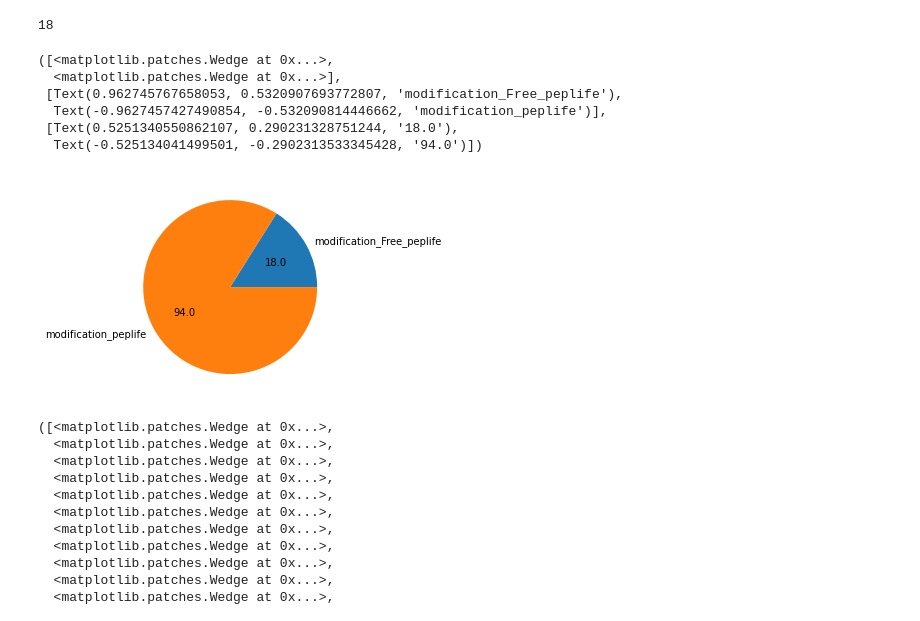
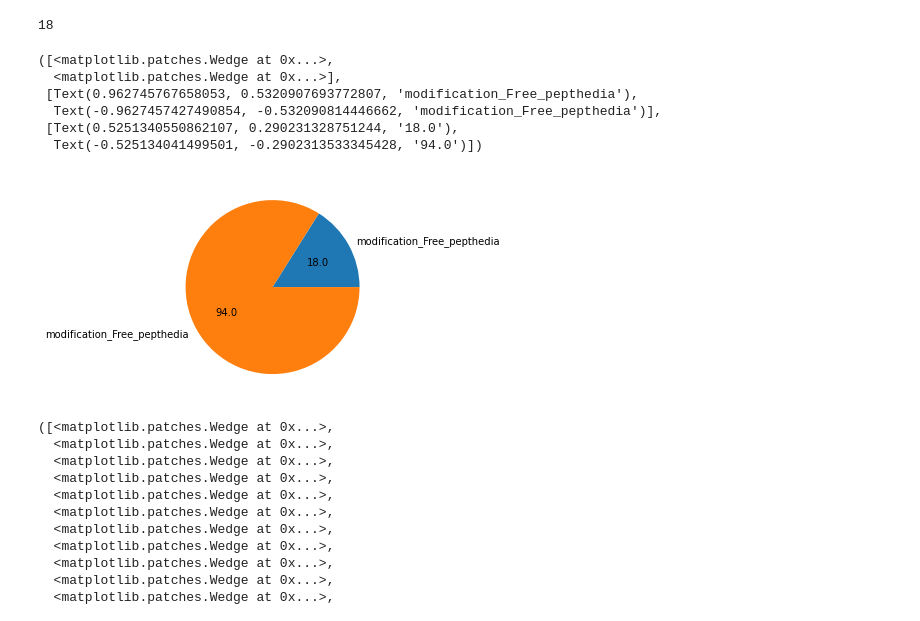
Before and after one commit to YS-arch/peptide_half_life_prediction, a Jupyter notebook: data_preprocess.ipynb, the cells around one changed output. Drawn from its saved outputs; the diff is of its cells as text; code cells hidden in the pictures.

```diff
--- a/data_preprocess.ipynb
+++ b/data_preprocess.ipynb
@@ -327,21 +331,21 @@ len(N_TERMINUS_H),len(C_TERMINUS_OH),len(LIPIDATION_no),len(GLYCOSYLATION_no)
 # %% [output]
 (47, 41, 97, 105)
 # %%
-modification_Free_peplife=list(set(N_TERMINUS_H) & set(C_TERMINUS_OH) & set(LIPIDATION_no) & set(GLYCOSYLATION_no))
-len(modification_Free_peplife)
+modification_Free_pepthedia=list(set(N_TERMINUS_H) & set(C_TERMINUS_OH) & set(LIPIDATION_no) & set(GLYCOSYLATION_no))
+len(modification_Free_pepthedia)
 # %% [output]
 18
 # %%
-x=[len(modification_Free_peplife),len(pepthedia)-len(modification_Free_peplife)]
+x=[len(modification_Free_pepthedia),len(pepthedia)-len(modification_Free_pepthedia)]
 
-labels=['modification_Free_peplife','modification_peplife']
+labels=['modification_Free_pepthedia','modification_Free_pepthedia']
 
 plt.pie(x,labels=labels,autopct=lambda val:np.round((val/100)*sum(x), 0))
 # %% [output]
 ([<matplotlib.patches.Wedge at 0x...>,
   <matplotlib.patches.Wedge at 0x...>],
- [Text(0.962745767658053, 0.5320907693772807, 'modification_Free_peplife'),
-  Text(-0.9627457427490854, -0.532090814446662, 'modification_peplife')],
+ [Text(0.962745767658053, 0.5320907693772807, 'modification_Free_pepthedia'),
+  Text(-0.9627457427490854, -0.532090814446662, 'modification_Free_pepthedia')],
  [Text(0.5251340550862107, 0.290231328751244, '18.0'),
   Text(-0.525134041499501, -0.2902313533345428, '94.0')])
-[figure, old version]
+[figure, new version]
```
Also changed, not shown: parts of 4 cells of this notebook.
